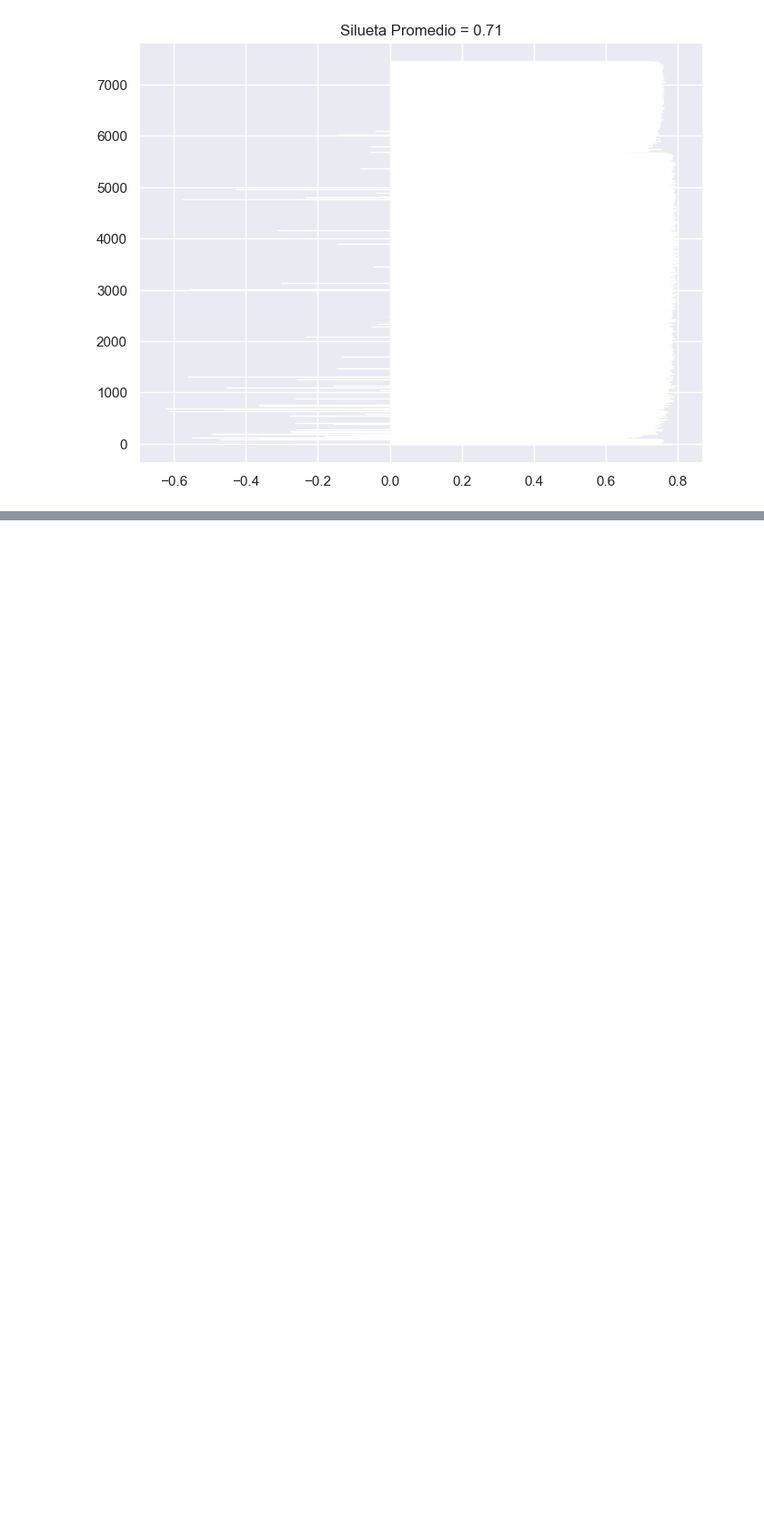
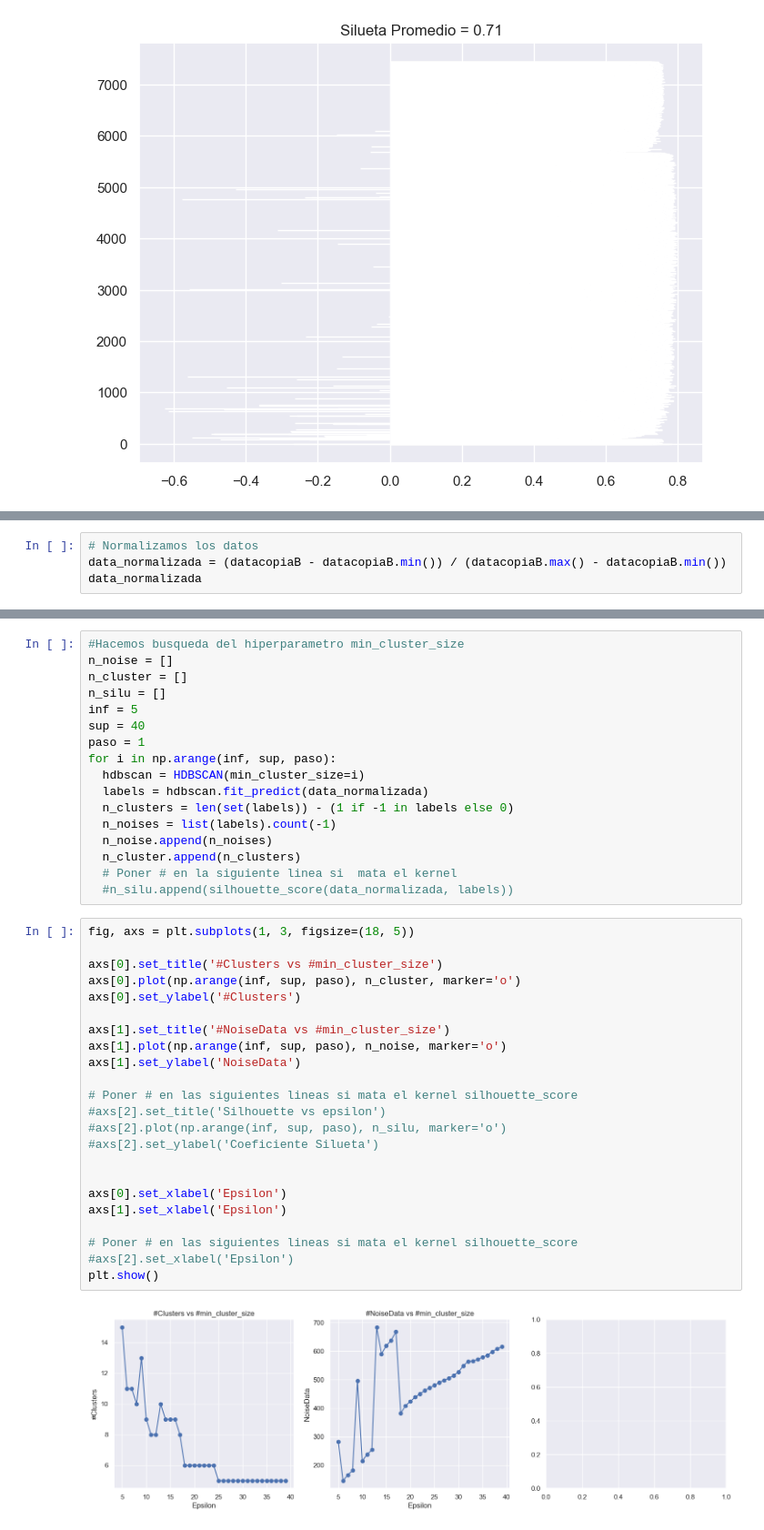
Before and after one commit to ddummann/BI-202302-1, a Jupyter notebook: Lab1/Laboratorio1.ipynb, the cells around one changed output, grey strips where cells are left out. Shown at 91% size. Saved outputs shown, nothing was run; the diff lists cells and outputs as text; blank space fills up the shorter version.

```diff
--- a/Lab1/Laboratorio1.ipynb
+++ b/Lab1/Laboratorio1.ipynb
@@ -318,0 +327,4 @@ plt.show()
+# %%
+# Normalizamos los datos
+data_normalizada = (datacopiaB - datacopiaB.min()) / (datacopiaB.max() - datacopiaB.min())
+data_normalizada
@@ -318,0 +345,42 @@ plt.show()
+# %%
+#Hacemos busqueda del hiperparametro min_cluster_size
+n_noise = []
+n_cluster = []
+n_silu = []
+inf = 5
+sup = 40
+paso = 1
+for i in np.arange(inf, sup, paso):
+  hdbscan = HDBSCAN(min_cluster_size=i)
+  labels = hdbscan.fit_predict(data_normalizada)
+  n_clusters = len(set(labels)) - (1 if -1 in labels else 0)
+  n_noises = list(labels).count(-1)
+  n_noise.append(n_noises)
+  n_cluster.append(n_clusters)
+  # Poner # en la siguiente linea si  mata el kernel
+  #n_silu.append(silhouette_score(data_normalizada, labels))
+# %%
+fig, axs = plt.subplots(1, 3, figsize=(18, 5))
+
+axs[0].set_title('#Clusters vs #min_cluster_size')
+axs[0].plot(np.arange(inf, sup, paso), n_cluster, marker='o')
+axs[0].set_ylabel('#Clusters')
+
+axs[1].set_title('#NoiseData vs #min_cluster_size')
+axs[1].plot(np.arange(inf, sup, paso), n_noise, marker='o')
+axs[1].set_ylabel('NoiseData')
+
+# Poner # en las siguientes lineas si mata el kernel silhouette_score
+#axs[2].set_title('Silhouette vs epsilon')
+#axs[2].plot(np.arange(inf, sup, paso), n_silu, marker='o')
+#axs[2].set_ylabel('Coeficiente Silueta')
+
+
+axs[0].set_xlabel('Epsilon')
+axs[1].set_xlabel('Epsilon')
+
+# Poner # en las siguientes lineas si mata el kernel silhouette_score
+#axs[2].set_xlabel('Epsilon')
+plt.show()
+# %% [output]
+[figure, added]
```
Also changed, not shown: parts of 18 cells of this notebook.
